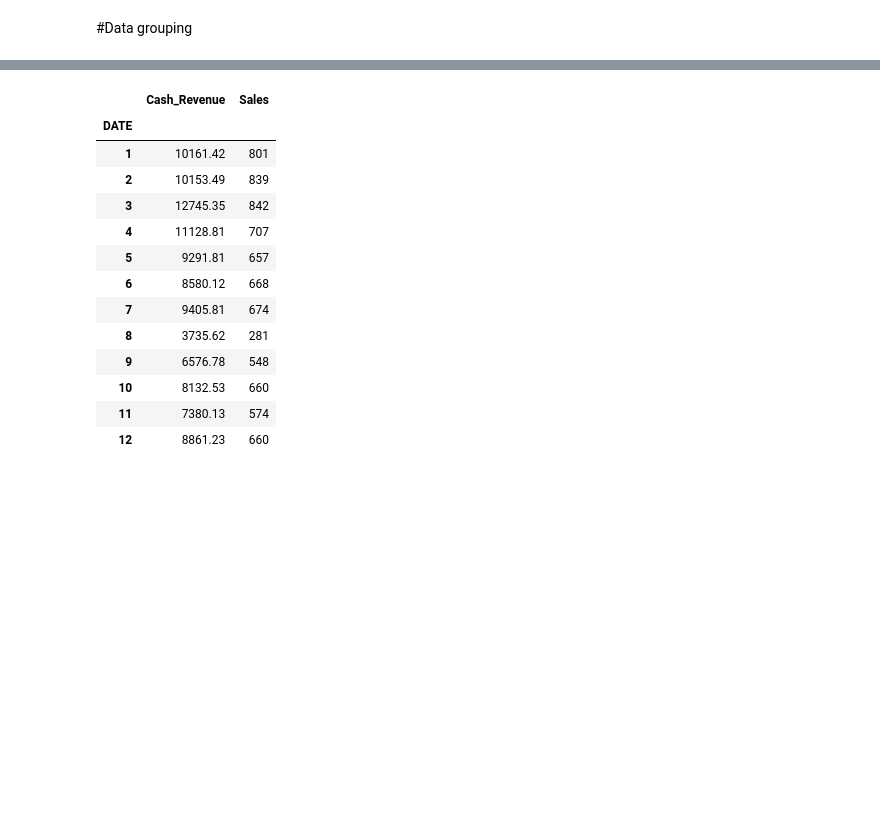
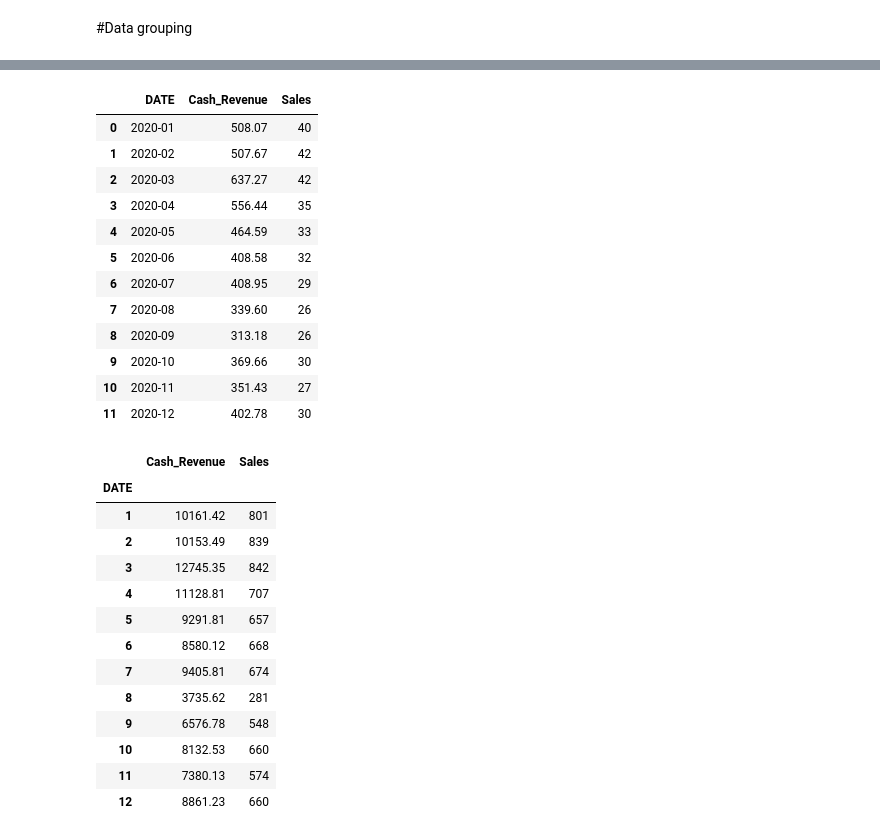
Before and after one commit to tasosnikitakis/Data_Science_Notebooks, a Jupyter notebook: pharmacy_data_analysis.ipynb, the cells around one changed output, grey strips where cells are left out. Saved outputs shown, nothing was run; the diff lists cells and outputs as text; code cells hidden in the pictures; blank space fills up the shorter version.

```diff
--- a/pharmacy_data_analysis.ipynb
+++ b/pharmacy_data_analysis.ipynb
@@ -117,3 +174,34 @@ year_2020_df = sales_df[sales_df['DATE'].dt.year == 2020]
+# %%
+
+# Create a new DataFrame grouped by month and round 'Cash_Revenue' to two decimal places
+monthly_mean_df = year_2020_df.groupby(year_2020_df['DATE'].dt.to_period('M')).agg({
+    'Cash_Revenue': lambda x: round(x.mean(), 2),  # Round to 2 decimal places
+    'Sales': lambda x: round(x.mean())
+}).reset_index()
+
+# Rename the 'DATE' column to display only the month
+monthly_mean_df['DATE'] = monthly_mean_df['DATE'].dt.strftime('%Y-%m')
+
+# Optionally, you can set 'DATE' as the index if needed
+# monthly_df.set_index('DATE', inplace=True)
+
+# Print or use the 'monthly_df' DataFrame as needed
+# %%
+monthly_mean_df
+# %% [output]
+|  | DATE | Cash_Revenue | Sales |
+| 0 | 2020-01 | 508.07 | 40 |
+| 1 | 2020-02 | 507.67 | 42 |
+| 2 | 2020-03 | 637.27 | 42 |
+| 3 | 2020-04 | 556.44 | 35 |
+| 4 | 2020-05 | 464.59 | 33 |
+| 5 | 2020-06 | 408.58 | 32 |
+| 6 | 2020-07 | 408.95 | 29 |
+| 7 | 2020-08 | 339.60 | 26 |
+| 8 | 2020-09 | 313.18 | 26 |
+| 9 | 2020-10 | 369.66 | 30 |
+| 10 | 2020-11 | 351.43 | 27 |
+| 11 | 2020-12 | 402.78 | 30 |
 # %%
 year_2020_df_by_month = year_2020_df.groupby(year_2020_df.DATE.dt.month).sum()
 # %%
```
Also changed, not shown: parts of 6 cells of this notebook.
